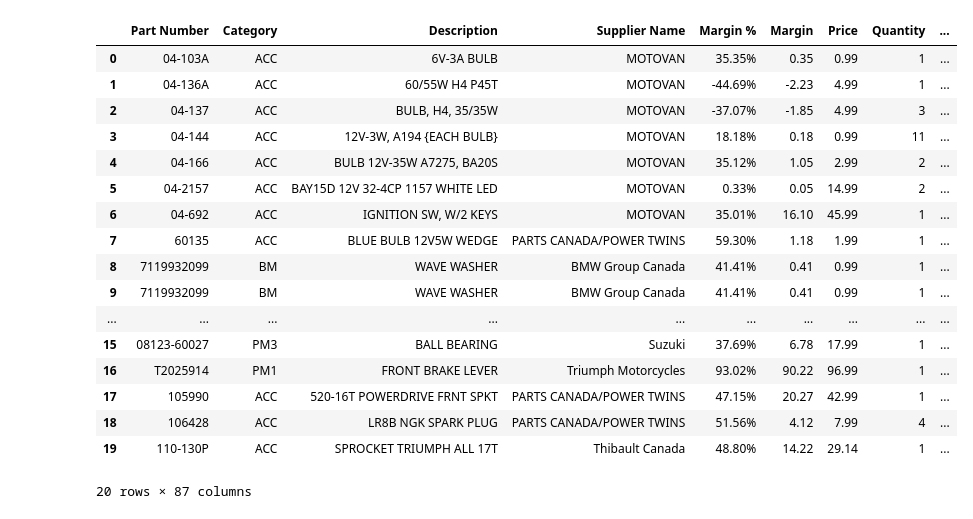
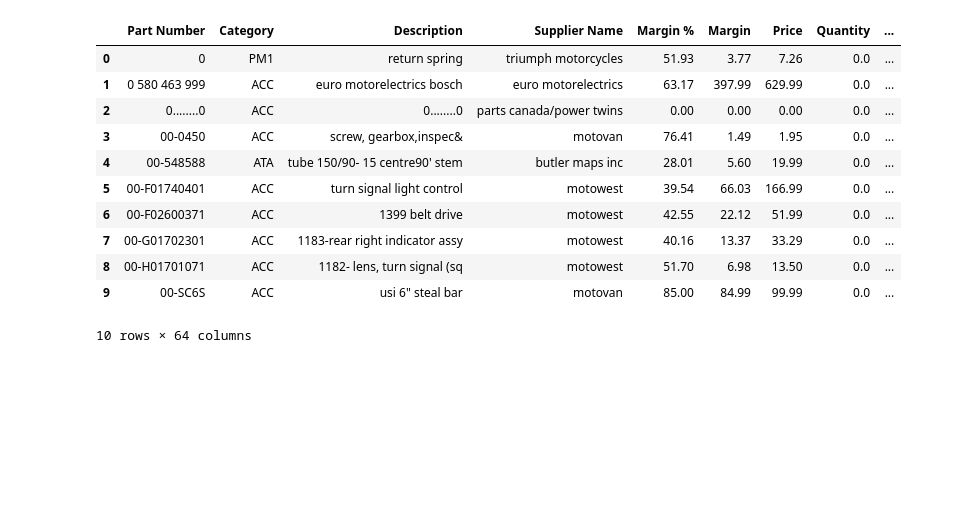
Before and after one commit to skyler22wilson/final_project, a Jupyter notebook: notebooks/preliminary_eda.ipynb, the cells around one changed output. Drawn from its saved outputs; the diff is of its cells as text; code cells hidden in the pictures; blank space fills up the shorter version.

```diff
--- a/notebooks/preliminary_eda.ipynb
+++ b/notebooks/preliminary_eda.ipynb
@@ -7,25 +14,19 @@ import plotly.graph_objects as go
 # %%
-parts_data = pd.read_csv('/Users/skylerwilson/Desktop/Lighthouse_Labs/Projects/final_project/data/cleaned_parts_data.csv')
+parts_data = pd.read_csv('/Users/skylerwilson/Desktop/Lighthouse_Labs/Projects/final_project/data/Project_Data/cleaned_parts_data.csv')
 
 parts_data = parts_data.drop(columns=['Unnamed: 0'])
 
-parts_data.head(20)
+parts_data.head(10)
 # %% [output]
 |  | Part Number | Category | Description | Supplier Name | Margin % | Margin | Price | Quantity | ... |
-| 0 | 04-103A | ACC | 6V-3A BULB | MOTOVAN | 35.35% | 0.35 | 0.99 | 1 | ... |
-| 1 | 04-136A | ACC | 60/55W H4 P45T | MOTOVAN | -44.69% | -2.23 | 4.99 | 1 | ... |
-| 2 | 04-137 | ACC | BULB, H4, 35/35W | MOTOVAN | -37.07% | -1.85 | 4.99 | 3 | ... |
-| 3 | 04-144 | ACC | 12V-3W, A194 {EACH BULB} | MOTOVAN | 18.18% | 0.18 | 0.99 | 11 | ... |
-| 4 | 04-166 | ACC | BULB 12V-35W A7275, BA20S | MOTOVAN | 35.12% | 1.05 | 2.99 | 2 | ... |
-| 5 | 04-2157 | ACC | BAY15D 12V 32-4CP 1157 WHITE LED | MOTOVAN | 0.33% | 0.05 | 14.99 | 2 | ... |
-| 6 | 04-692 | ACC | IGNITION SW, W/2 KEYS | MOTOVAN | 35.01% | 16.10 | 45.99 | 1 | ... |
-| 7 | 60135 | ACC | BLUE BULB 12V5W WEDGE | PARTS CANADA/POWER TWINS | 59.30% | 1.18 | 1.99 | 1 | ... |
-| 8 | 7119932099 | BM | WAVE WASHER | BMW Group Canada | 41.41% | 0.41 | 0.99 | 1 | ... |
-| 9 | 7119932099 | BM | WAVE WASHER | BMW Group Canada | 41.41% | 0.41 | 0.99 | 1 | ... |
-| ... | ... | ... | ... | ... | ... | ... | ... | ... | ... |
-| 15 | 08123-60027 | PM3 | BALL BEARING | Suzuki | 37.69% | 6.78 | 17.99 | 1 | ... |
-| 16 | T2025914 | PM1 | FRONT BRAKE LEVER | Triumph Motorcycles | 93.02% | 90.22 | 96.99 | 1 | ... |
-| 17 | 105990 | ACC | 520-16T POWERDRIVE FRNT SPKT | PARTS CANADA/POWER TWINS | 47.15% | 20.27 | 42.99 | 1 | ... |
-| 18 | 106428 | ACC | LR8B NGK SPARK PLUG | PARTS CANADA/POWER TWINS | 51.56% | 4.12 | 7.99 | 4 | ... |
-| 19 | 110-130P | ACC | SPROCKET TRIUMPH ALL 17T | Thibault Canada | 48.80% | 14.22 | 29.14 | 1 | ... |
+| 0 | 0 | PM1 | return spring | triumph motorcycles | 51.93 | 3.77 | 7.26 | 0.0 | ... |
+| 1 | 0 580 463 999 | ACC | euro motorelectrics bosch | euro motorelectrics | 63.17 | 397.99 | 629.99 | 0.0 | ... |
+| 2 | 0........0 | ACC | 0........0 | parts canada/power twins | 0.00 | 0.00 | 0.00 | 0.0 | ... |
+| 3 | 00-0450 | ACC | screw, gearbox,inspec& | motovan | 76.41 | 1.49 | 1.95 | 0.0 | ... |
+| 4 | 00-548588 | ATA | tube 150/90- 15 centre90' stem | butler maps inc | 28.01 | 5.60 | 19.99 | 0.0 | ... |
+| 5 | 00-F01740401 | ACC | turn signal light control | motowest | 39.54 | 66.03 | 166.99 | 0.0 | ... |
+| 6 | 00-F02600371 | ACC | 1399 belt drive | motowest | 42.55 | 22.12 | 51.99 | 0.0 | ... |
+| 7 | 00-G01702301 | ACC | 1183-rear right indicator assy | motowest | 40.16 | 13.37 | 33.29 | 0.0 | ... |
+| 8 | 00-H01701071 | ACC | 1182- lens, turn signal (sq | motowest | 51.70 | 6.98 | 13.50 | 0.0 | ... |
+| 9 | 00-SC6S | ACC | usi 6" steal bar | motovan | 85.00 | 84.99 | 99.99 | 0.0 | ... |
-20 rows × 87 columns
+10 rows × 64 columns
```
Also changed, not shown: parts of 20 cells of this notebook, 26 other files.
